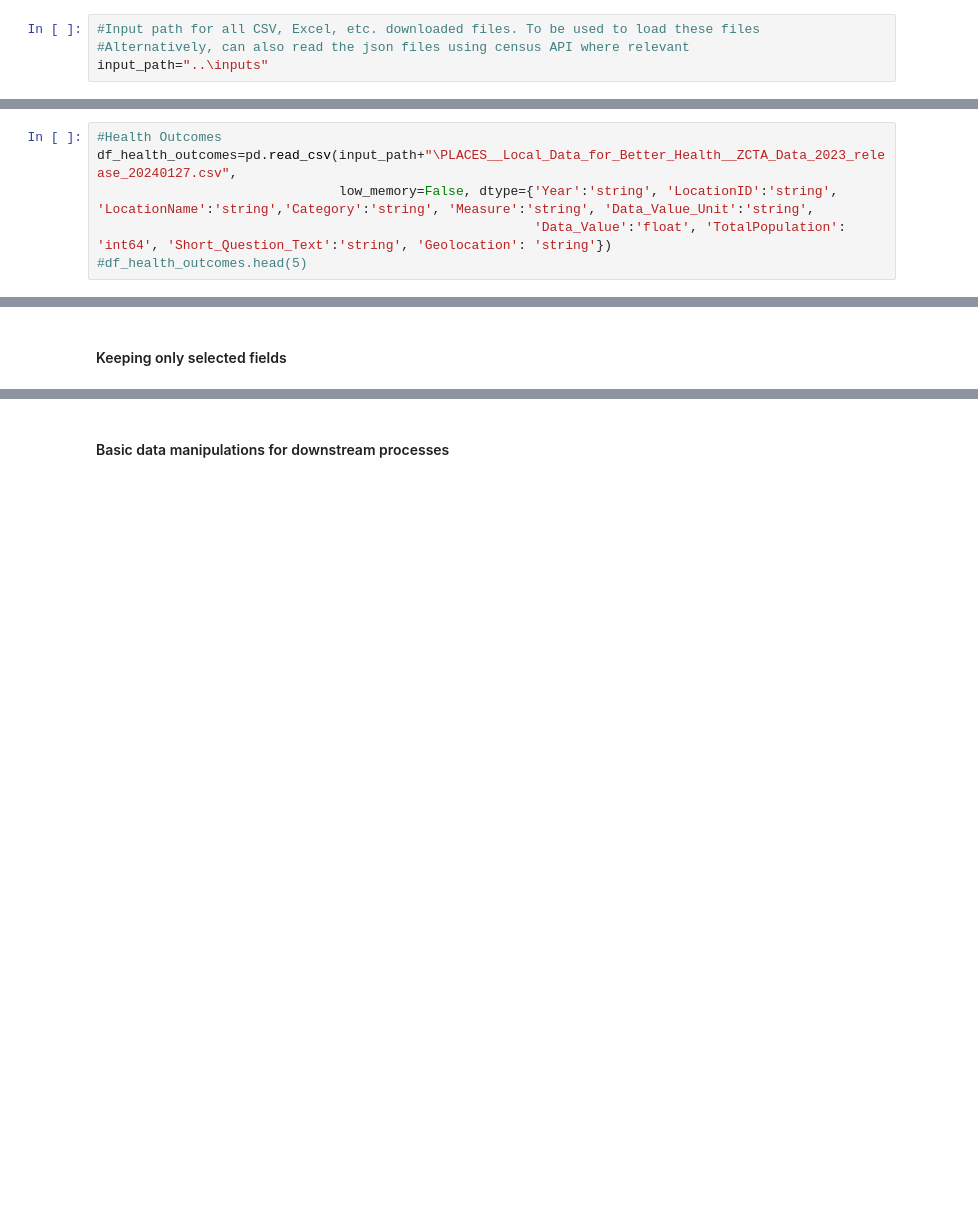
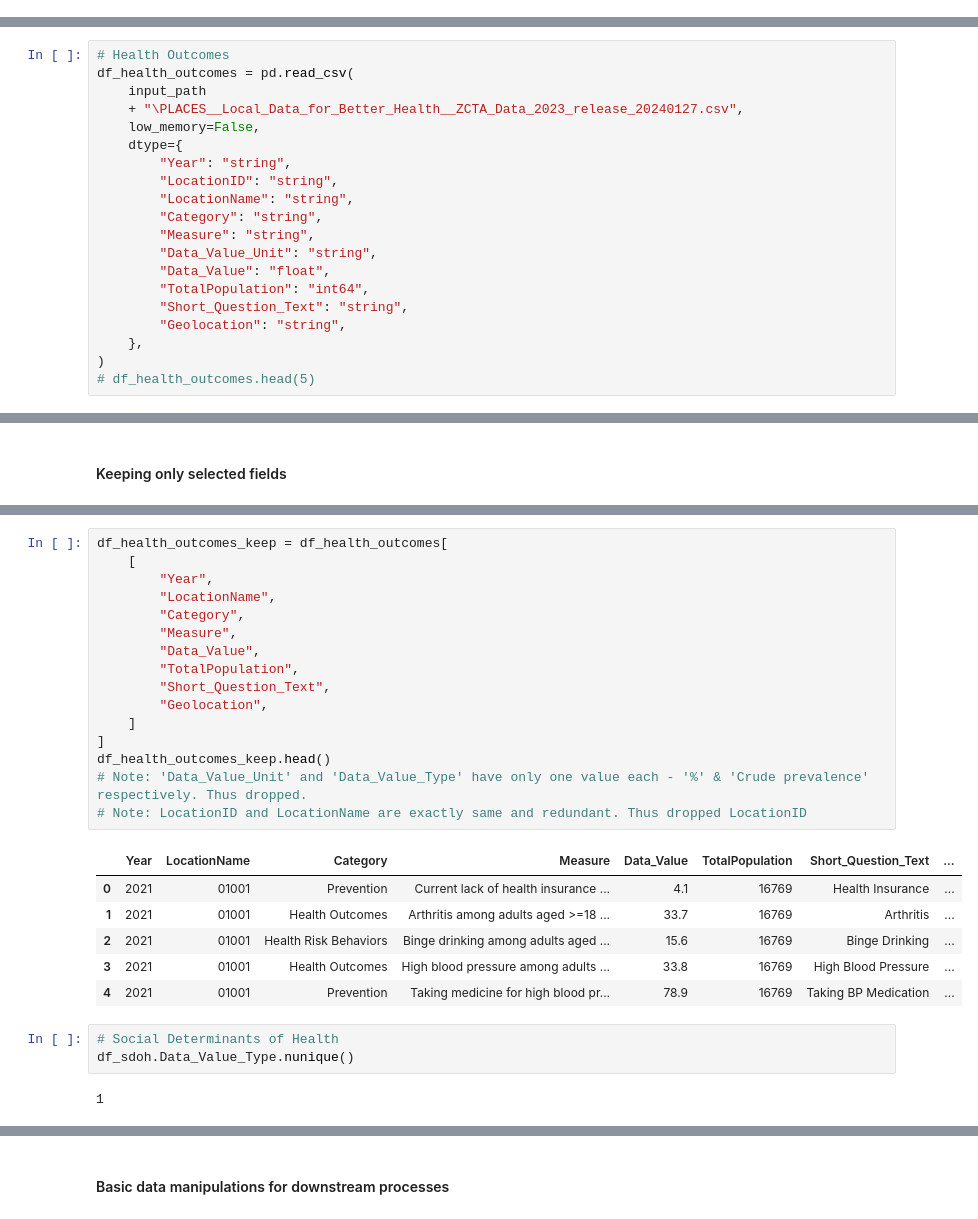
Before and after one commit to anuvrat-umich/siads_milestone1, a Jupyter notebook: src/input_data_exploration.ipynb, the cells around one changed output, grey strips where cells are left out. Drawn from its saved outputs; the diff is of its cells as text; blank space fills up the shorter version.

```diff
--- a/src/input_data_exploration.ipynb
+++ b/src/input_data_exploration.ipynb
@@ -14,7 +8,3 @@ import re
 # %% [markdown]
 #### Importing datasets to be used
-# %%
-#Input path for all CSV, Excel, etc. downloaded files. To be used to load these files
-#Alternatively, can also read the json files using census API where relevant
-input_path="..\inputs"
 # %%
@@ -25,7 +17,21 @@ df_income_1901=pd.read_csv(input_path+"\ACSST5Y2022-S1901-Data.csv", dtype={'Geo
 # %%
-#Health Outcomes
-df_health_outcomes=pd.read_csv(input_path+"\PLACES__Local_Data_for_Better_Health__ZCTA_Data_2023_release_20240127.csv",
-                               low_memory=False, dtype={'Year':'string', 'LocationID':'string', 'LocationName':'string','Category':'string', 'Measure':'string', 'Data_Value_Unit':'string',
-                                                        'Data_Value':'float', 'TotalPopulation': 'int64', 'Short_Question_Text':'string', 'Geolocation': 'string'})
-#df_health_outcomes.head(5)
+# Health Outcomes
+df_health_outcomes = pd.read_csv(
+    input_path
+    + "\PLACES__Local_Data_for_Better_Health__ZCTA_Data_2023_release_20240127.csv",
+    low_memory=False,
+    dtype={
+        "Year": "string",
+        "LocationID": "string",
+        "LocationName": "string",
+        "Category": "string",
+        "Measure": "string",
+        "Data_Value_Unit": "string",
+        "Data_Value": "float",
+        "TotalPopulation": "int64",
+        "Short_Question_Text": "string",
+        "Geolocation": "string",
+    },
+)
+# df_health_outcomes.head(5)
 # %%
@@ -103,0 +121,28 @@ display(df_state_public_spend.head(5))
+# %%
+df_health_outcomes_keep = df_health_outcomes[
+    [
+        "Year",
+        "LocationName",
+        "Category",
+        "Measure",
+        "Data_Value",
+        "TotalPopulation",
+        "Short_Question_Text",
+        "Geolocation",
+    ]
+]
+df_health_outcomes_keep.head()
+# Note: 'Data_Value_Unit' and 'Data_Value_Type' have only one value each - '%' & 'Crude prevalence' respectively. Thus dropped.
+# Note: LocationID and LocationName are exactly same and redundant. Thus dropped LocationID
+# %% [output]
+|  | Year | LocationName | Category | Measure | Data_Value | TotalPopulation | Short_Question_Text | ... |
+| 0 | 2021 | 01001 | Prevention | Current lack of health insurance ... | 4.1 | 16769 | Health Insurance | ... |
+| 1 | 2021 | 01001 | Health Outcomes | Arthritis among adults aged >=18 ... | 33.7 | 16769 | Arthritis | ... |
+| 2 | 2021 | 01001 | Health Risk Behaviors | Binge drinking among adults aged ... | 15.6 | 16769 | Binge Drinking | ... |
+| 3 | 2021 | 01001 | Health Outcomes | High blood pressure among adults ... | 33.8 | 16769 | High Blood Pressure | ... |
+| 4 | 2021 | 01001 | Prevention | Taking medicine for high blood pr... | 78.9 | 16769 | Taking BP Medication | ... |
+# %%
+# Social Determinants of Health
+df_sdoh.Data_Value_Type.nunique()
+# %% [output]
+1
```
Also changed, not shown: parts of 39 cells of this notebook, 15 other files.
